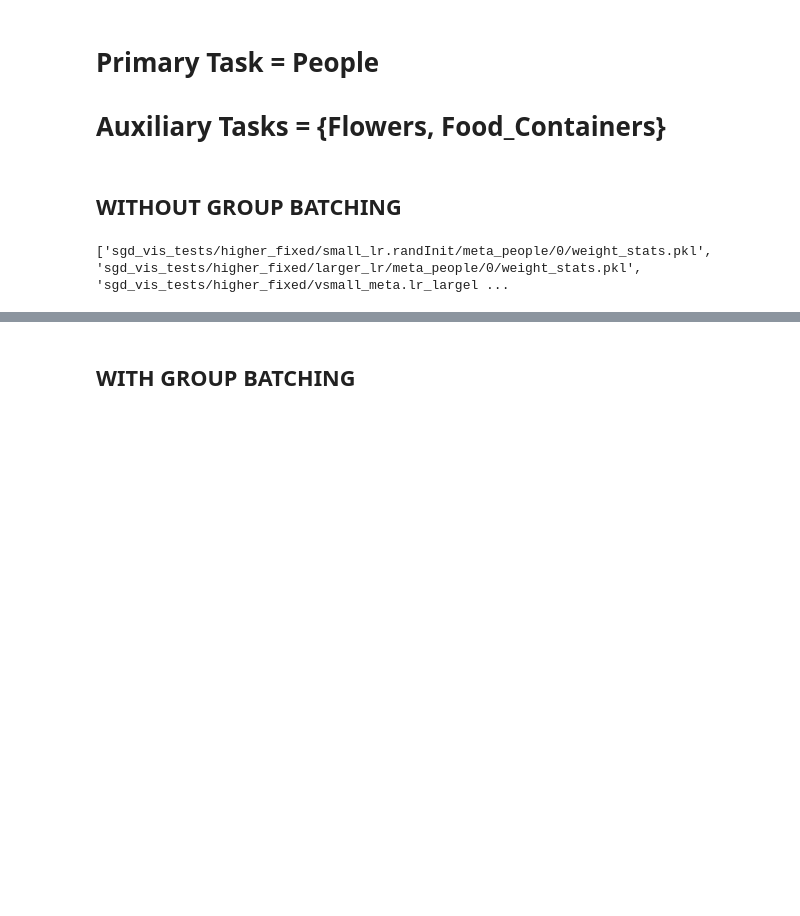
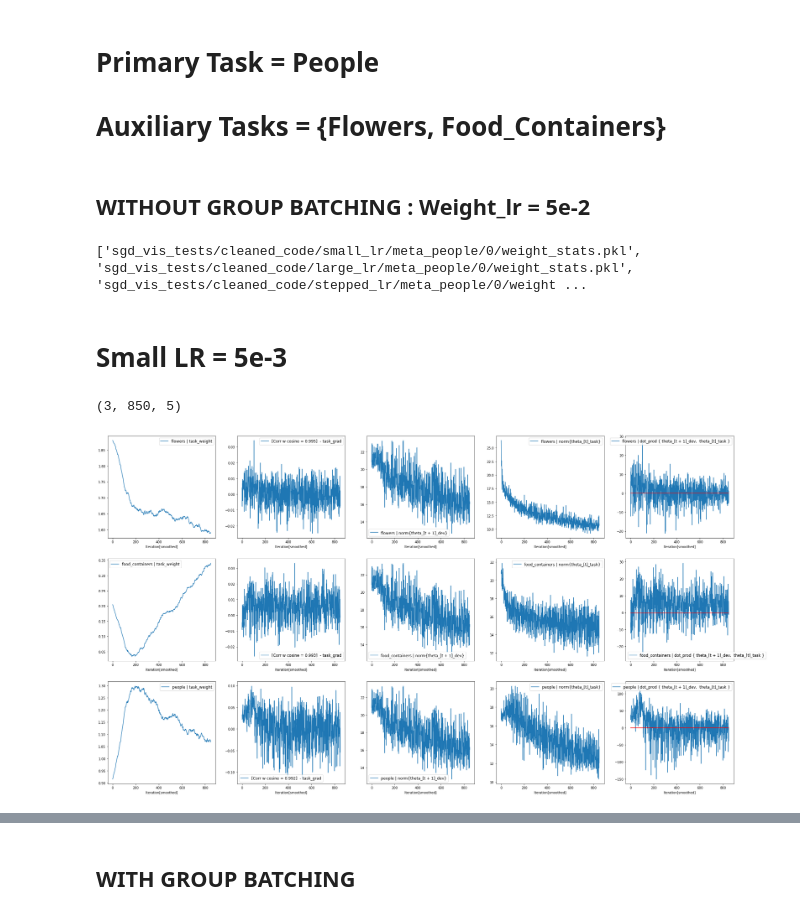
Before and after one commit to ldery/metalearning-for-multitask-pretraining, a Jupyter notebook: gradient_dotprod_viz.ipynb, the cells around one changed output, grey strips where cells are left out. Saved outputs shown, nothing was run; the diff lists cells and outputs as text; code cells hidden in the pictures; blank space fills up the shorter version.

```diff
--- a/gradient_dotprod_viz.ipynb
+++ b/gradient_dotprod_viz.ipynb
@@ -45,7 +50,15 @@ def vis_file(fname, smooth_factor=17):
 # %% [markdown]
-## WITHOUT GROUP BATCHING ##
+## WITHOUT GROUP BATCHING : Weight_lr = 5e-2 ##
 # %%
-files = glob("sgd_vis_tests/higher_fixed/*/*/*/weight_stats.pkl")
+files = glob("sgd_vis_tests/cleaned_code/*/*/*/weight_stats.pkl")
 print(files)
 # %% [output]
-['sgd_vis_tests/higher_fixed/small_lr.randInit/meta_people/0/weight_stats.pkl', 'sgd_vis_tests/higher_fixed/larger_lr/meta_people/0/weight_stats.pkl', 'sgd_vis_tests/higher_fixed/vsmall_meta.lr_largel ...
+['sgd_vis_tests/cleaned_code/small_lr/meta_people/0/weight_stats.pkl', 'sgd_vis_tests/cleaned_code/large_lr/meta_people/0/weight_stats.pkl', 'sgd_vis_tests/cleaned_code/stepped_lr/meta_people/0/weight ...
+# %% [markdown]
+# Small LR = 5e-3 #
+# %%
+small_lr = 'sgd_vis_tests/cleaned_code/small_lr/meta_people/0/weight_stats.pkl'
+_ = vis_file(small_lr, smooth_factor=2)
+# %% [output]
+(3, 850, 5)
+[figure, added]
```
Also changed, not shown: parts of 17 cells of this notebook, 1 other file.
